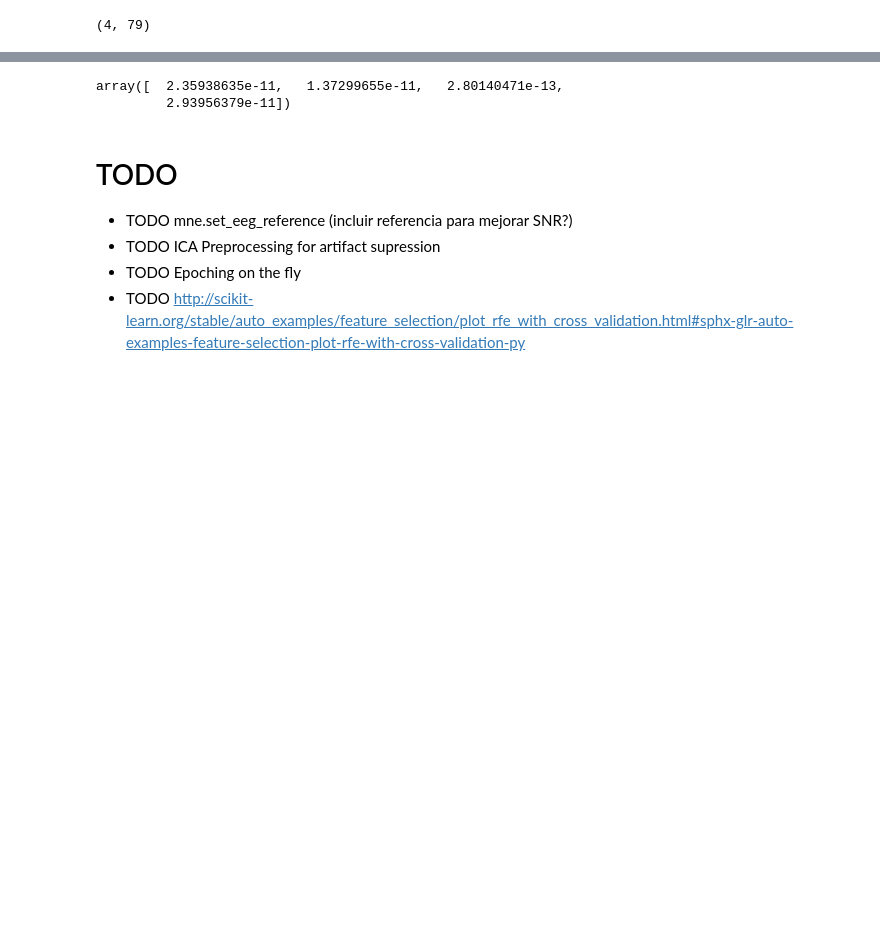
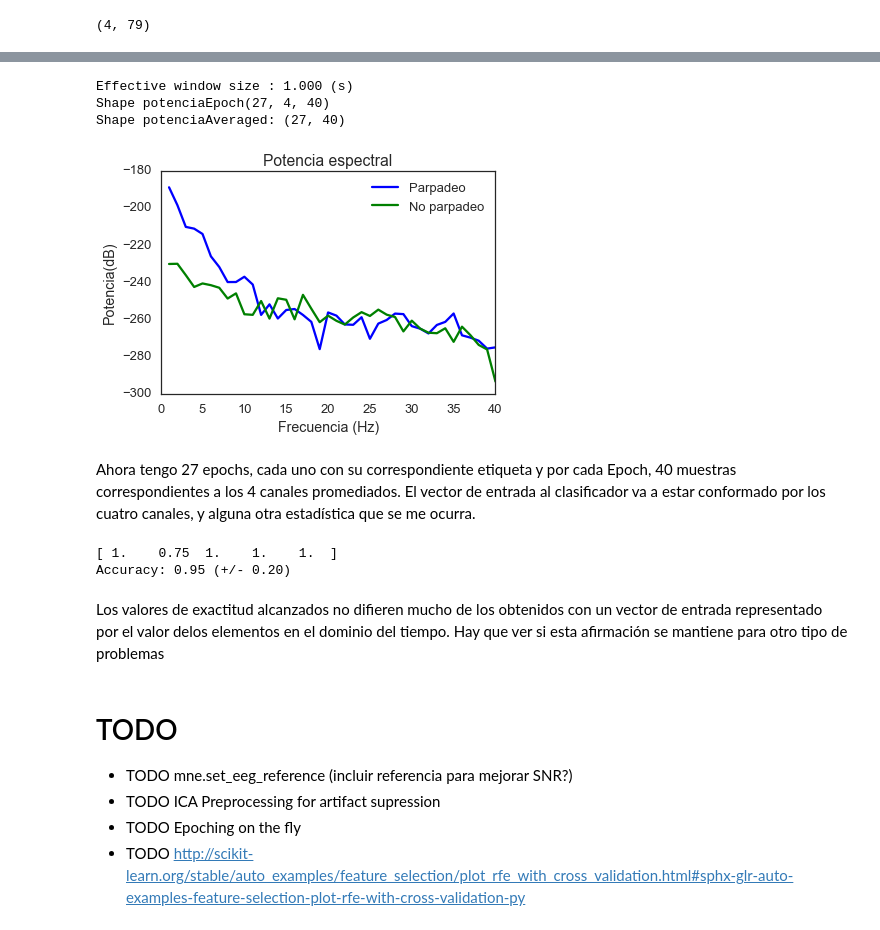
Before and after one commit to matiya/muse-signal-classifier, a Jupyter notebook: notebook/draft.ipynb, the cells around one changed output, grey strips where cells are left out. Drawn from its saved outputs; the diff is of its cells as text; code cells hidden in the pictures; blank space fills up the shorter version.

```diff
--- a/notebook/draft.ipynb
+++ b/notebook/draft.ipynb
@@ -322,9 +298,52 @@ Effective window size : 0.500 (s)
-# %%
-
-np.average(potenciaEpoch, axis=2)
-# %% [output]
-array([  2.35938635e-11,   1.37299655e-11,   2.80140471e-13,
-         2.93956379e-11])
+# %%
+potenciaEpoch, freq = psd_welch(epochs_train, fmax=40, fmin=1, n_fft=256)
+#obtengo para cada epoch y para cada canal del epoch, el promedio de las frecuencias
+print("Shape potenciaEpoch" + str(potenciaEpoch.shape))
+potenciaAveraged = np.average(potenciaEpoch, axis=1)
+print("Shape potenciaAveraged: " +str(potenciaAveraged.shape))
+potenciaAveraged = 20 * np.log10(potenciaAveraged)
+
+# veamos como se observa el espectro de un epoch correspondiente a un
+plt.figure()
+plt.xlabel('Frecuencia (Hz)')
+plt.ylabel('Potencia(dB)')
+plt.title('Potencia espectral')
+
+parp, = plt.plot(freq, potenciaAveraged[0], label="Parpadeo")
+no_parp, = plt.plot(freq, potenciaAveraged[1], label="No parpadeo")
+plt.legend(handles=[parp, no_parp])
+plt.show()
+# %% [output]
+Effective window size : 1.000 (s)
+Shape potenciaEpoch(27, 4, 40)
+Shape potenciaAveraged: (27, 40)
+[figure, added]
+# %% [markdown]
+Ahora tengo 27 epochs, cada uno con su correspondiente etiqueta y por cada Epoch, 40 muestras correspondientes a los 4 canales promediados. El vector de entrada al clasificador va a estar conformado por los cuatro canales, y alguna otra estadística que se me ocurra.
+# %%
+from sklearn import tree
+# ajustar el clasificador a los datos de potencia
+X_potencia = scaler.fit_transform(potenciaAveraged)
+# usamos el mismo y, porque el orden de las etiquetas no ha cambiado
+# y = epochs_train.events[:, 2]
+
+X_potencia_train, X_potencia_test, y_potencia_train, y_potencia_test = train_test_split(X_potencia, y, test_size=0.3)
+#potenciaAveraged[1]
+# Define a unique pipeline to sequentially:
+clf = make_pipeline(
+    Vectorizer(),                       # 1) vectorize across time and channels
+    StandardScaler(),                   # 2) normalize features across trials
+    tree.DecisionTreeClassifier())  # 3) fits a logistic regression
+clf.fit(X_potencia_train, y_potencia_train)
+
+scores = cross_val_score(clf, X_potencia_train, y_potencia_train, cv=5)
+print(scores)
+print("Accuracy: %0.2f (+/- %0.2f)" % (scores.mean(), scores.std() * 2))
+# %% [output]
+[ 1.    0.75  1.    1.    1.  ]
+Accuracy: 0.95 (+/- 0.20)
+# %% [markdown]
+Los valores de exactitud alcanzados no difieren mucho de los obtenidos con un vector de entrada representado por el valor delos elementos en el dominio del tiempo. Hay que ver si esta afirmación se mantiene para otro tipo de problemas
 # %% [markdown]
 # TODO
 - TODO mne.set_eeg_reference (incluir referencia para mejorar SNR?)
```
Also changed, not shown: parts of 15 cells of this notebook.
